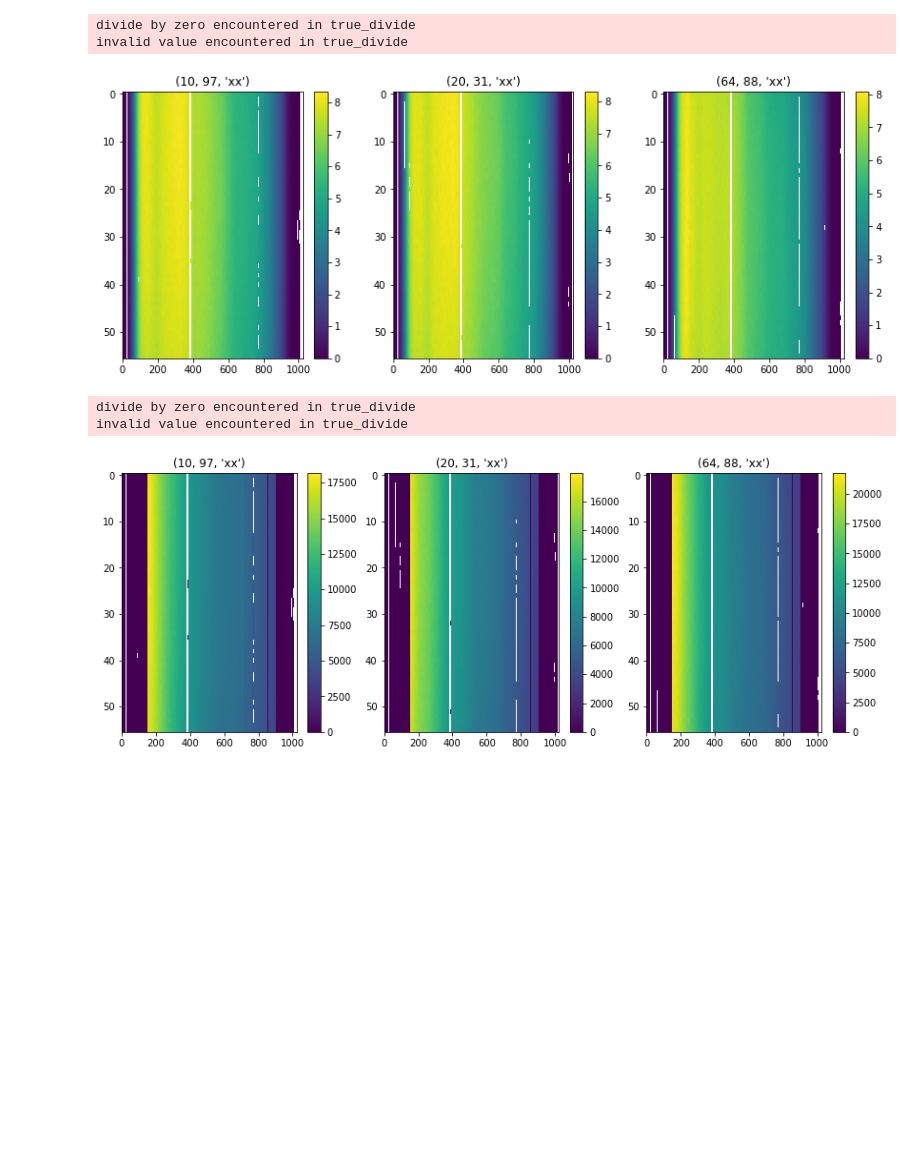
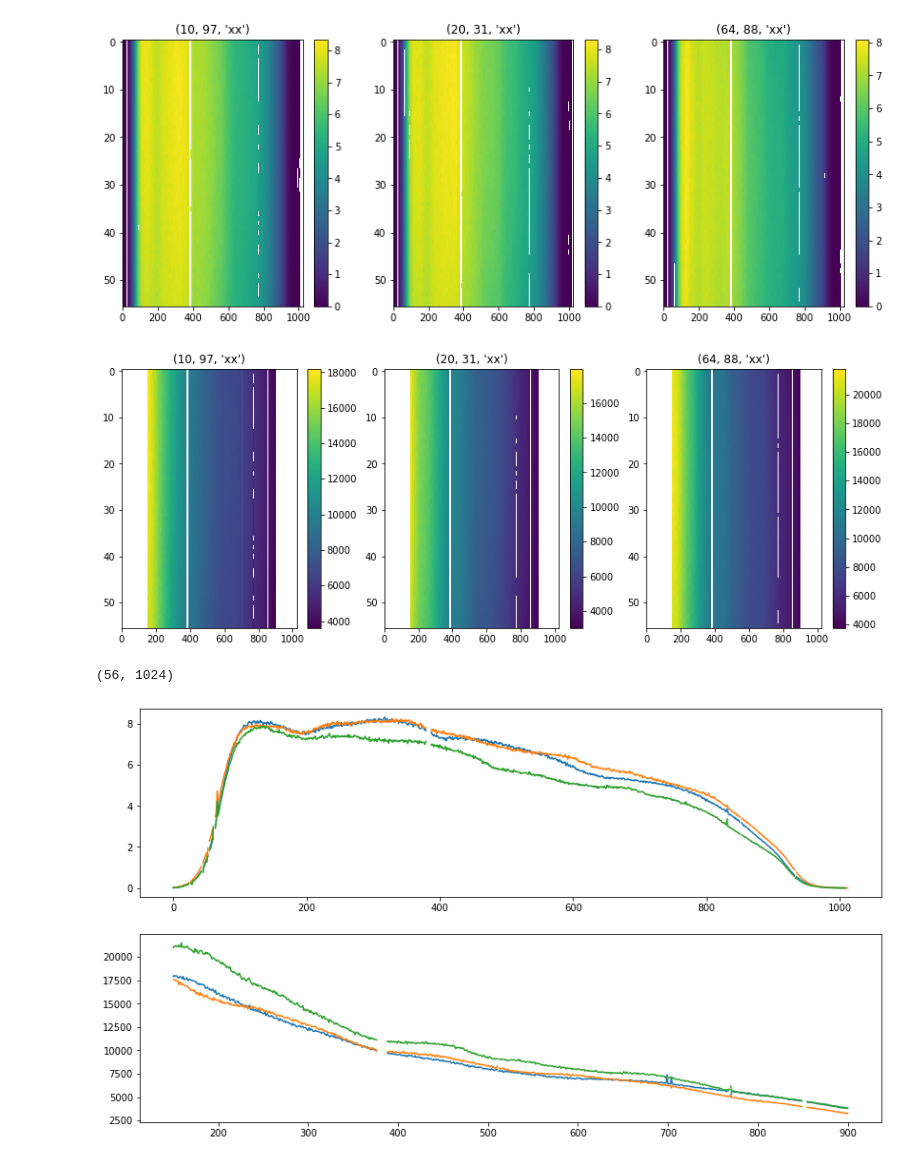
Before and after one commit to UPennEoR/plimpy, a Jupyter notebook: ModernizeHERA19/ApplyCalibration.ipynb, the cells around one changed output. Drawn from its saved outputs; the diff is of its cells as text; code cells hidden in the pictures; blank space fills up the shorter version.

```diff
--- a/ModernizeHERA19/ApplyCalibration.ipynb
+++ b/ModernizeHERA19/ApplyCalibration.ipynb
@@ -54,16 +106,27 @@ plt.figure(figsize=(14,5))
 for i,app in enumerate(test_uvd_calibrated.get_antpairpols()):
     plt.subplot(1,3,i+1)
     plt.title(app)
-    plt.imshow(np.abs(test_uvd_calibrated.get_data(app))/~test_uvd.get_flags(app),aspect='auto')
+    plt.imshow(np.abs(test_uvd_calibrated.get_data(app))/~test_uvd_calibrated.get_flags(app),aspect='auto')
     plt.colorbar()
 plt.show()
 # %% [output]
-divide by zero encountered in true_divide
-invalid value encountered in true_divide
 [figure]
-divide by zero encountered in true_divide
-invalid value encountered in true_divide
-[figure, old version]
+[figure, new version]
+# %%
+test_uvd.get_data(app).shape
+# %% [output]
+(56, 1024)
+# %%
+plt.figure(figsize=(14,8))
+plt.subplot(2,1,1)
+for i,app in enumerate(test_uvd.get_antpairpols()):
+    plt.plot((np.abs(test_uvd.get_data(app))/~test_uvd.get_flags(app))[0,:])
+plt.subplot(2,1,2)
+for i,app in enumerate(test_uvd_calibrated.get_antpairpols()):
+    plt.plot((np.abs(test_uvd_calibrated.get_data(app))/~test_uvd_calibrated.get_flags(app))[0,:])
+plt.show()
+# %% [output]
+[figure, added]
 # %%
 fix_conj = [False, True, False]
 plt.figure(figsize=(14,5))
```
Also changed, not shown: parts of 16 cells of this notebook.
